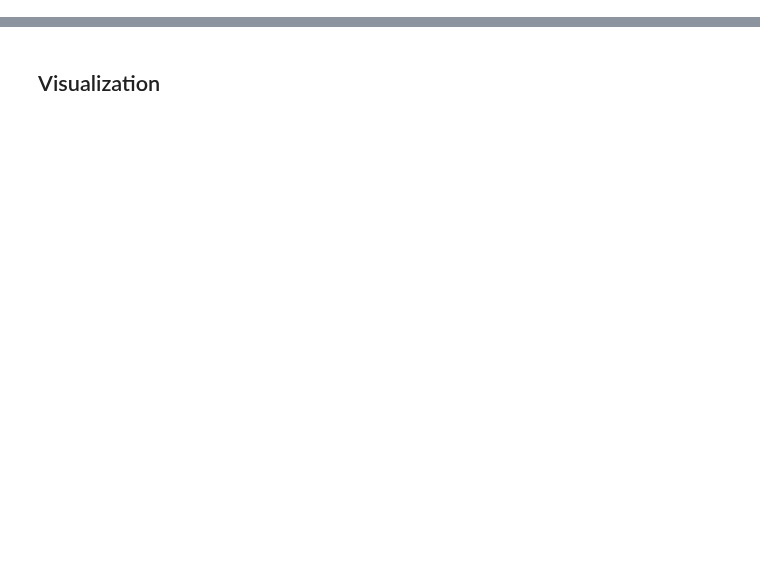
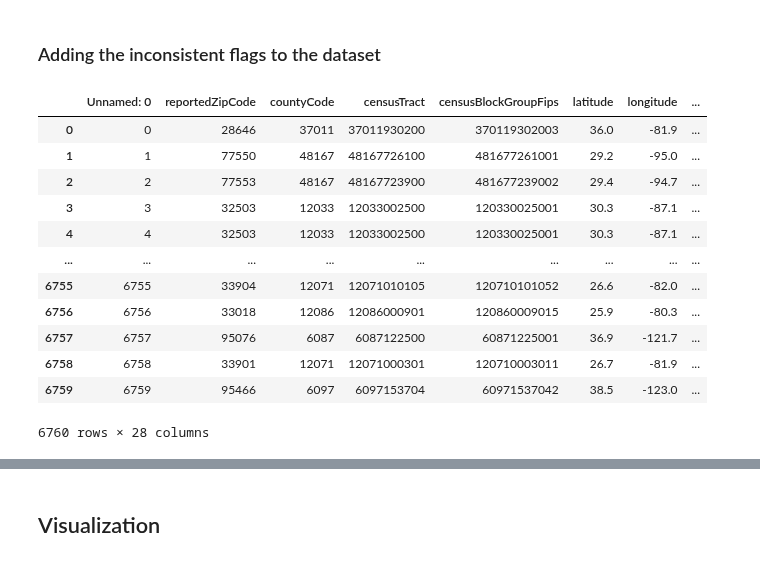
Before and after one commit to LayanKaushik/FloodClaimGeospatialImprovements, a Jupyter notebook: Code/New_geographic_unit_creation.ipynb, the cells around one changed output, grey strips where cells are left out. Cells and saved outputs as stored; diff of their text form; code cells hidden in the pictures; blank space fills up the shorter version.

Commit message:
New geographic unit code prepare, TODOs left

```diff
--- a/Code/New_geographic_unit_creation.ipynb
+++ b/Code/New_geographic_unit_creation.ipynb
@@ -454,0 +176,57 @@ new_unit_df = pd.concat([new_unit_df_2021, new_unit_df_2012, new_unit_df_2010, n
+# %%
+# Initial mapping with multi-index
+County_df.set_index(['CountyID'], inplace=True)
+df_geographic_unique['geometry_county'] = df_geographic_unique.set_index(['countyCode']).index.map(County_df['geometry_county'])
+
+# Resetting the index of County_df (return to multi-index)
+County_df.reset_index(inplace=True)
+# %%
+# Initial mapping with multi-index
+Tract_df.set_index(['censusTractID'], inplace=True)
+df_geographic_unique['geometry_tract'] = df_geographic_unique.set_index(['censusTract']).index.map(Tract_df['geometry_tract'])
+
+# Resetting the index of County_df (return to multi-index)
+Tract_df.reset_index(inplace=True)
+# %% [markdown]
+### Adding the inconsistent flags to the dataset
+# %%
+df_1_inconsistent = pd.read_parquet('C:/Users/Asus/Box/Flood Damage PredictionProject/Dataset/InconsistencyDataframes/inconsistency_dataframe_1.parquet.gzip')
+df_2_inconsistent = pd.read_parquet('C:/Users/Asus/Box/Flood Damage PredictionProject/Dataset/InconsistencyDataframes/inconsistency_dataframe_2.parquet.gzip')
+df_3_inconsistent = pd.read_parquet('C:/Users/Asus/Box/Flood Damage PredictionProject/Dataset/InconsistencyDataframes/inconsistency_dataframe_3.parquet.gzip')
+df_4_inconsistent = pd.read_parquet('C:/Users/Asus/Box/Flood Damage PredictionProject/Dataset/InconsistencyDataframes/inconsistency_dataframe_4.parquet.gzip')
+df_5_inconsistent = pd.read_parquet('C:/Users/Asus/Box/Flood Damage PredictionProject/Dataset/InconsistencyDataframes/inconsistency_dataframe_5.parquet.gzip')
+df_6_inconsistent = pd.read_parquet('C:/Users/Asus/Box/Flood Damage PredictionProject/Dataset/InconsistencyDataframes/inconsistency_dataframe_6.parquet.gzip')
+# %%
+# Initial mapping with multi-index
+df_1_inconsistent.set_index(['reportedZipCode', 'censusTractID', 'state', 'countyCode', 'censusBlockGroupFips',
+                            'latitude', 'longitude', 'year'], inplace=True)
+
+df_geographic_unique['zipInconsistent'] = df_geographic_unique.set_index(['reportedZipCode', 'censusTractID', 'state', 'countyCode', 'censusBlockGroupFips',
+                            'latitude', 'longitude', 'yearOfLoss_1990_2021']).index.map(df_1_inconsistent['zipInconsistent'])
+df_geographic_unique['cbgInconsistent'] = df_geographic_unique.set_index(['reportedZipCode', 'censusTractID', 'state', 'countyCode', 'censusBlockGroupFips',
+                            'latitude', 'longitude', 'yearOfLoss_1990_2021']).index.map(df_1_inconsistent['cbgInconsistent'])
+df_geographic_unique['tractInconsistent'] = df_geographic_unique.set_index(['reportedZipCode', 'censusTractID', 'state', 'countyCode', 'censusBlockGroupFips',
+                            'latitude', 'longitude', 'yearOfLoss_1990_2021']).index.map(df_1_inconsistent['tractInconsistent'])
+df_geographic_unique['stateInconsistent'] = df_geographic_unique.set_index(['reportedZipCode', 'censusTractID', 'state', 'countyCode', 'censusBlockGroupFips',
+                            'latitude', 'longitude', 'yearOfLoss_1990_2021']).index.map(df_1_inconsistent['stateInconsistent'])
+df_geographic_unique['countyInconsistent'] = df_geographic_unique.set_index(['reportedZipCode', 'censusTractID', 'state', 'countyCode', 'censusBlockGroupFips',
+                            'latitude', 'longitude', 'yearOfLoss_1990_2021']).index.map(df_1_inconsistent['countyInconsistent'])
+df_geographic_unique['latlongInconsistent'] = df_geographic_unique.set_index(['reportedZipCode', 'censusTractID', 'state', 'countyCode', 'censusBlockGroupFips',
+                            'latitude', 'longitude', 'yearOfLoss_1990_2021']).index.map(df_1_inconsistent['latlongInconsistent'])
+
+# Resetting the index of County_df (return to multi-index)
+df_1_inconsistent.reset_index(inplace=True)
+# %% [output]
+|  | Unnamed: 0 | reportedZipCode | countyCode | censusTract | censusBlockGroupFips | latitude | longitude | ... |
+| 0 | 0 | 28646 | 37011 | 37011930200 | 370119302003 | 36.0 | -81.9 | ... |
+| 1 | 1 | 77550 | 48167 | 48167726100 | 481677261001 | 29.2 | -95.0 | ... |
+| 2 | 2 | 77553 | 48167 | 48167723900 | 481677239002 | 29.4 | -94.7 | ... |
+| 3 | 3 | 32503 | 12033 | 12033002500 | 120330025001 | 30.3 | -87.1 | ... |
+| 4 | 4 | 32503 | 12033 | 12033002500 | 120330025001 | 30.3 | -87.1 | ... |
+| ... | ... | ... | ... | ... | ... | ... | ... | ... |
+| 6755 | 6755 | 33904 | 12071 | 12071010105 | 120710101052 | 26.6 | -82.0 | ... |
+| 6756 | 6756 | 33018 | 12086 | 12086000901 | 120860009015 | 25.9 | -80.3 | ... |
+| 6757 | 6757 | 95076 | 6087 | 6087122500 | 60871225001 | 36.9 | -121.7 | ... |
+| 6758 | 6758 | 33901 | 12071 | 12071000301 | 120710003011 | 26.7 | -81.9 | ... |
+| 6759 | 6759 | 95466 | 6097 | 6097153704 | 60971537042 | 38.5 | -123.0 | ... |
+6760 rows × 28 columns
```
Also changed, not shown: parts of 75 cells of this notebook, 6 other files.
